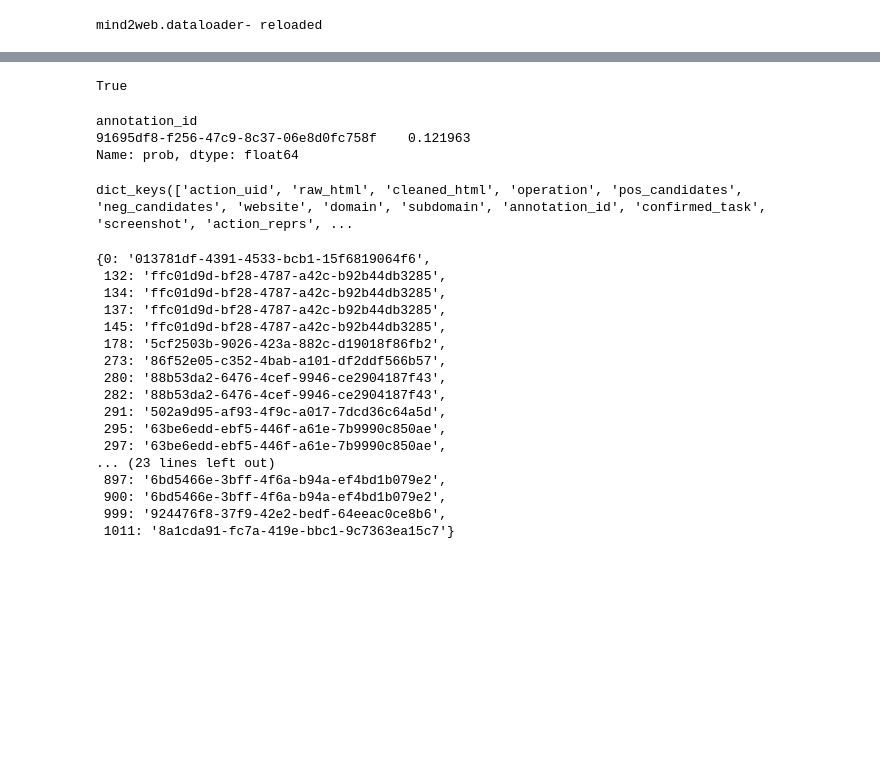
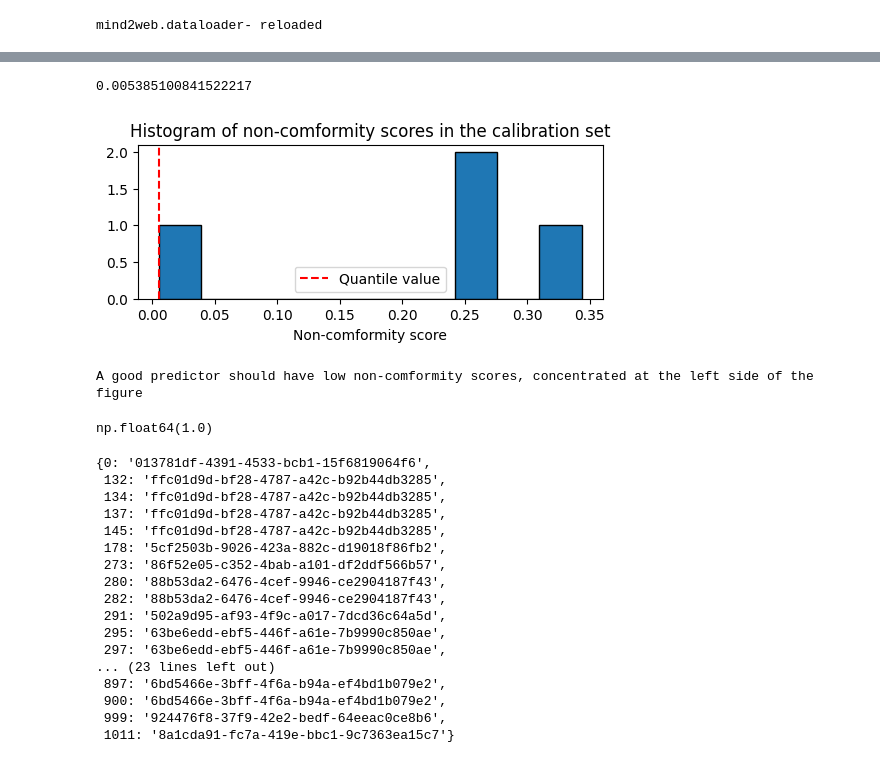
Before and after one commit to amitxy/Robots-That-Ask-For-Help-Over-The-Horizon, a Jupyter notebook: research.ipynb, the cells around one changed output, grey strips where cells are left out. Saved outputs shown, nothing was run; the diff lists cells and outputs as text; code cells hidden in the pictures; blank space fills up the shorter version.

```diff
--- a/research.ipynb
+++ b/research.ipynb
@@ -201,23 +244,40 @@ results_df.head()
 # %%
 results_df['correct'] = results_df['generated'] == results_df['label']
 grouped = results_df.groupby('annotation_id')
-print(np.all(results_df['correct'].values))
 score_per_group = 1 - grouped['prob'].min()
-score_per_group
 alpha = 0.05
 
 N = len(score_per_group)
-k = np.ceil((N + 1) * alpha)
-q_level = k/N
+k = int(np.ceil((N + 1) * alpha))
+sorted_scores = np.sort(score_per_group.values)
+threshold = sorted_scores[k - 1]
+print(threshold)
 # %% [output]
-True
+0.005385100841522217
-annotation_id
-91695df8-f256-47c9-8c37-06e8d0fc758f    0.121963
-Name: prob, dtype: float64
+# %%
+import matplotlib.pyplot as plt
+
+# plot histogram and quantile
+plt.figure(figsize=(6, 2))
+plt.hist(sorted_scores, edgecolor='k', linewidth=1)
+plt.axvline(
+    x=threshold, linestyle='--', color='r', label='Quantile value'
+)
+plt.title('Histogram of non-comformity scores in the calibration set')
+plt.xlabel('Non-comformity score')
+plt.legend()
+plt.show()
+print('A good predictor should have low non-comformity scores, concentrated at the left side of the figure')
+# %% [output]
+[figure, added]
+A good predictor should have low non-comformity scores, concentrated at the left side of the figure
 # %%
 # TODO : calc scores , plot dist , find threshold
+sorted_scores = np.sort(score_per_group.values)
+# threshold = sorted_scores[k - 1]
+k
 # %% [output]
-dict_keys(['action_uid', 'raw_html', 'cleaned_html', 'operation', 'pos_candidates', 'neg_candidates', 'website', 'domain', 'subdomain', 'annotation_id', 'confirmed_task', 'screenshot', 'action_reprs', ...
+np.float64(1.0)
 # %%
 import torch
 from transformers import AutoTokenizer, AutoModelForSeq2SeqLM
```
Also changed, not shown: parts of 5 cells of this notebook.
